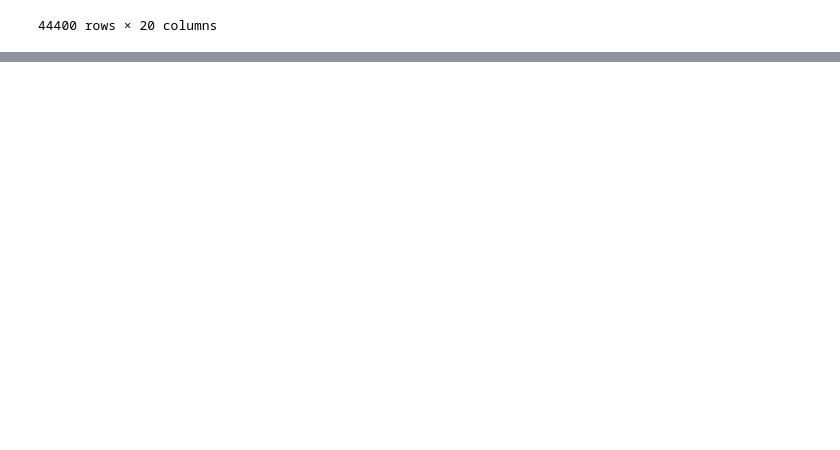
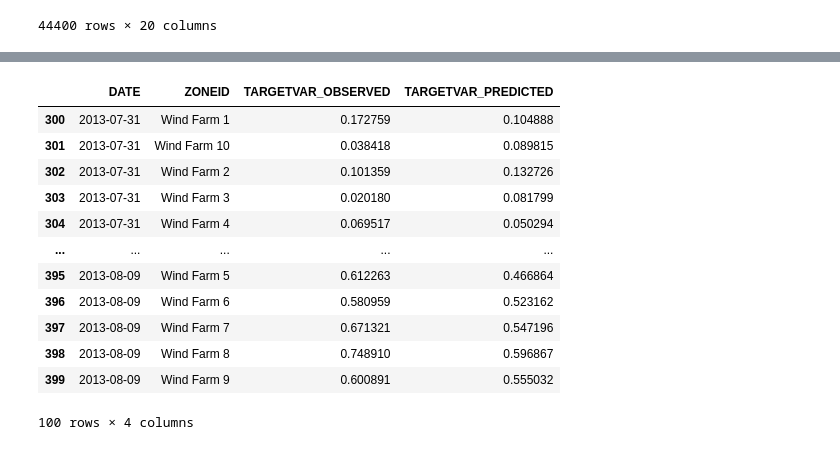
Before and after one commit to fklein21/windpower_dashboard, a Jupyter notebook: plot_function.ipynb, the cells around one changed output, grey strips where cells are left out. Drawn from its saved outputs; the diff is of its cells as text; code cells hidden in the pictures; blank space fills up the shorter version.

```diff
--- a/plot_function.ipynb
+++ b/plot_function.ipynb
@@ -179,0 +195,31 @@ fig.add_traces(
+# %%
+## get the required data for the comparison between actual and predicted values
+def get_data_up_to_day(day,
+                       data,
+                       days_before=0):
+
+    day +=' 0:00:00'
+    time_start = pd.to_datetime(day) - pd.Timedelta(value=days_before, unit='day')
+    time_end = pd.to_datetime(day) - pd.Timedelta(value=1, unit='day')
+    data = data[(data['DATE']>=time_start) & (data['DATE']<=time_end)]
+    return data
+# %%
+data_comparison['DATE'] = pd.to_datetime(data_comparison['DATE'])
+# %%
+get_data_up_to_day("2013-08-10",
+         data_comparison,
+         days_before=10)
+# %% [output]
+|  | DATE | ZONEID | TARGETVAR_OBSERVED | TARGETVAR_PREDICTED |
+| 300 | 2013-07-31 | Wind Farm 1 | 0.172759 | 0.104888 |
+| 301 | 2013-07-31 | Wind Farm 10 | 0.038418 | 0.089815 |
+| 302 | 2013-07-31 | Wind Farm 2 | 0.101359 | 0.132726 |
+| 303 | 2013-07-31 | Wind Farm 3 | 0.020180 | 0.081799 |
+| 304 | 2013-07-31 | Wind Farm 4 | 0.069517 | 0.050294 |
+| ... | ... | ... | ... | ... |
+| 395 | 2013-08-09 | Wind Farm 5 | 0.612263 | 0.466864 |
+| 396 | 2013-08-09 | Wind Farm 6 | 0.580959 | 0.523162 |
+| 397 | 2013-08-09 | Wind Farm 7 | 0.671321 | 0.547196 |
+| 398 | 2013-08-09 | Wind Farm 8 | 0.748910 | 0.596867 |
+| 399 | 2013-08-09 | Wind Farm 9 | 0.600891 | 0.555032 |
+100 rows × 4 columns
```
Also changed, not shown: parts of 4 cells of this notebook, 2 other files.
